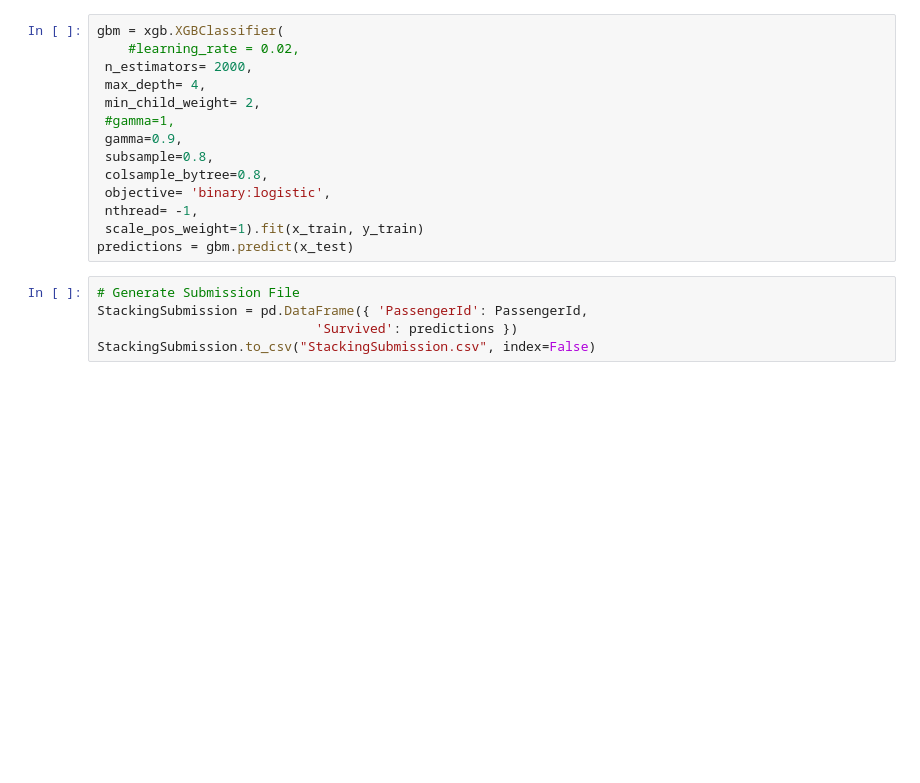
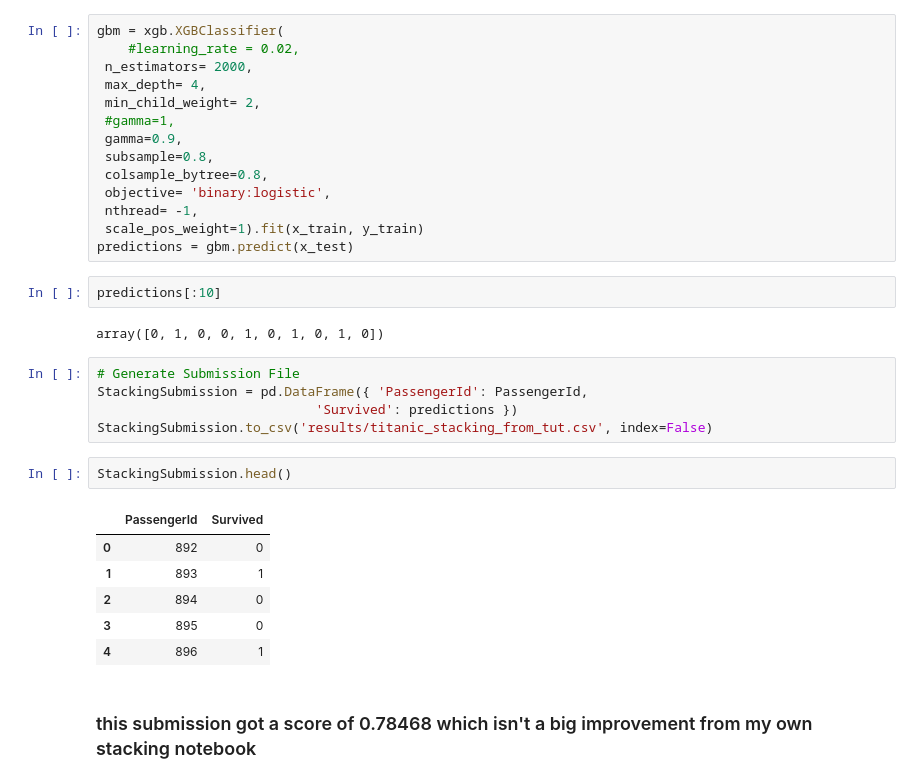
Before and after one commit to hernandezurbina/KaggleAdventures, a Jupyter notebook: Titanic_Ensemble_Stacking.ipynb, the cells around one changed output. Saved outputs shown, nothing was run; the diff lists cells and outputs as text; blank space fills up the shorter version.

```diff
--- a/Titanic_Ensemble_Stacking.ipynb
+++ b/Titanic_Ensemble_Stacking.ipynb
@@ -571,8 +534,23 @@ gbm = xgb.XGBClassifier(
  nthread= -1,
  scale_pos_weight=1).fit(x_train, y_train)
 predictions = gbm.predict(x_test)
+# %%
+predictions[:10]
+# %% [output]
+array([0, 1, 0, 0, 1, 0, 1, 0, 1, 0])
 # %%
 # Generate Submission File
 StackingSubmission = pd.DataFrame({ 'PassengerId': PassengerId,
                             'Survived': predictions })
-StackingSubmission.to_csv("StackingSubmission.csv", index=False)
+StackingSubmission.to_csv('results/titanic_stacking_from_tut.csv', index=False)
+# %%
+StackingSubmission.head()
+# %% [output]
+|  | PassengerId | Survived |
+| 0 | 892 | 0 |
+| 1 | 893 | 1 |
+| 2 | 894 | 0 |
+| 3 | 895 | 0 |
+| 4 | 896 | 1 |
+# %% [markdown]
+### this submission got a score of 0.78468 which isn't a big improvement from my own stacking notebook
```
Also changed, not shown: parts of 16 cells of this notebook, 1 other file.
